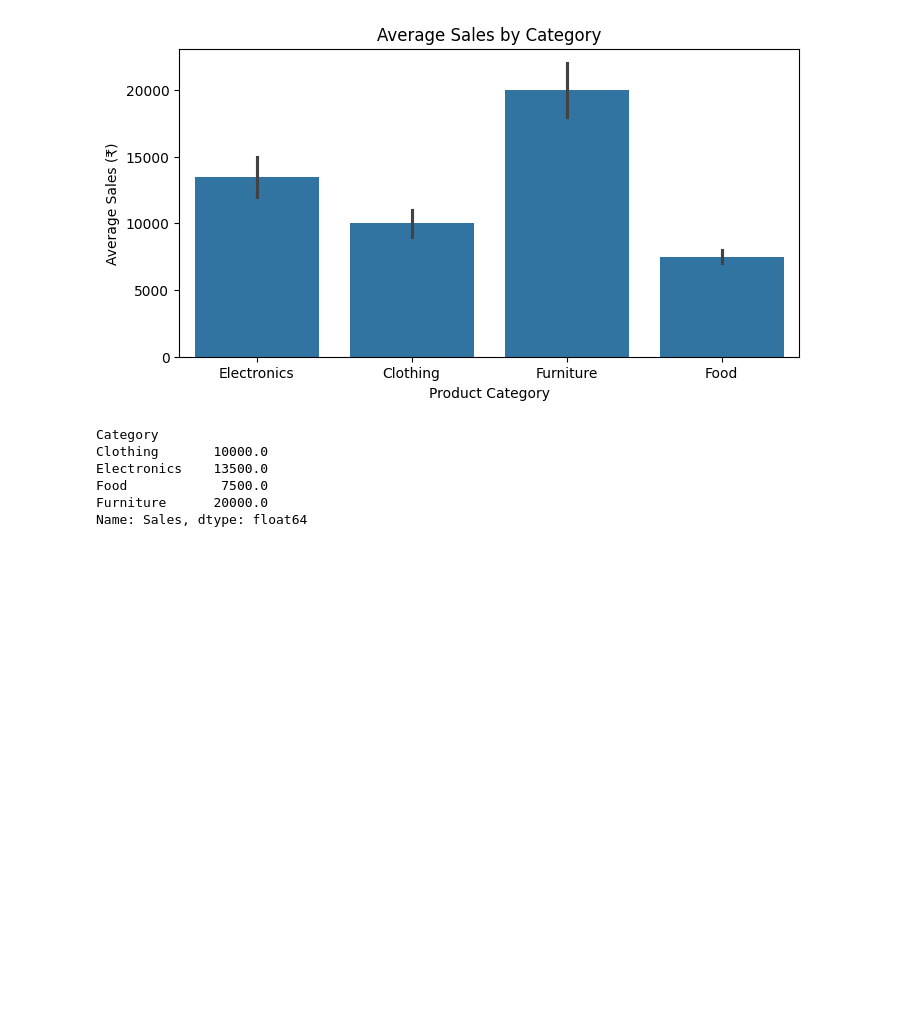
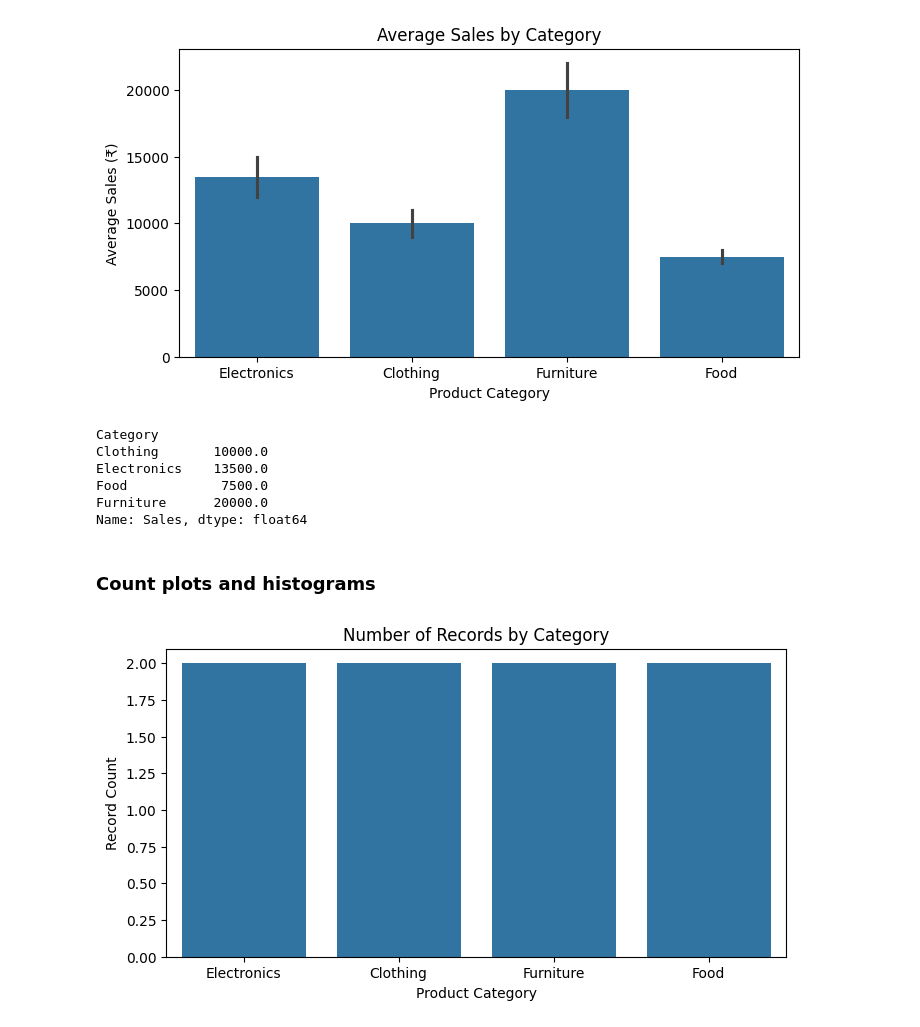
Before and after one commit to ivaibhavpawar1045/Python-Data-Analytics, a Jupyter notebook: 33_Seaborn_Fundamentals_I/practice.ipynb, the cells around one changed output. Drawn from its saved outputs; the diff is of its cells as text; code cells hidden in the pictures; blank space fills up the shorter version.

Commit message:
Add Seaborn count plots and sales distribution histogram

```diff
--- a/33_Seaborn_Fundamentals_I/practice.ipynb
+++ b/33_Seaborn_Fundamentals_I/practice.ipynb
@@ -52,3 +52,19 @@ Electronics    13500.0
 Food            7500.0
 Furniture      20000.0
 Name: Sales, dtype: float64
+# %% [markdown]
+### Count plots and histograms
+# %%
+plt.figure(figsize=(8, 4))
+
+sns.countplot(
+    data=sales_data,
+    x="Category"
+)
+
+plt.title("Number of Records by Category")
+plt.xlabel("Product Category")
+plt.ylabel("Record Count")
+plt.show()
+# %% [output]
+[figure, added]
```
Also changed, not shown: parts of 3 cells of this notebook.
